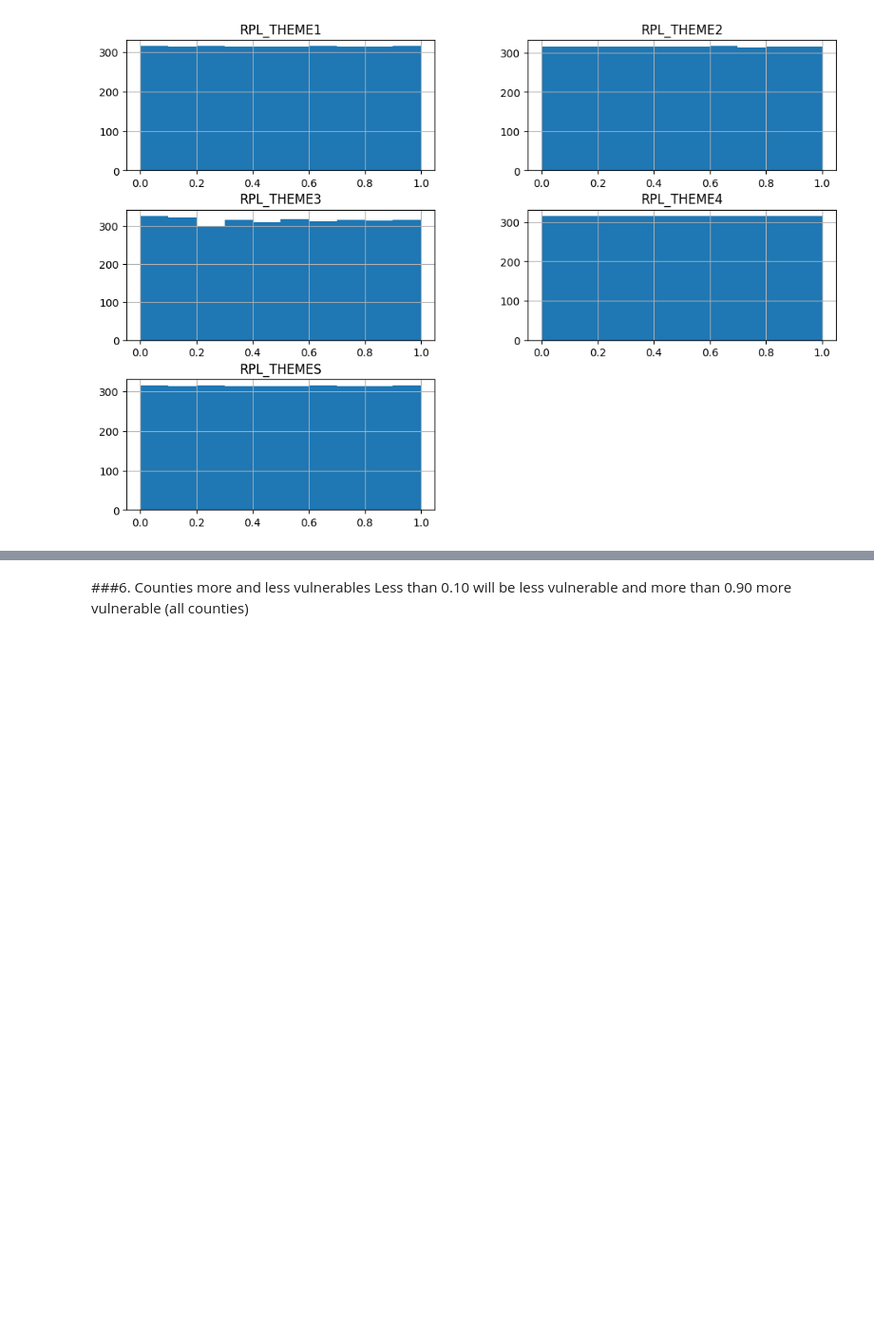
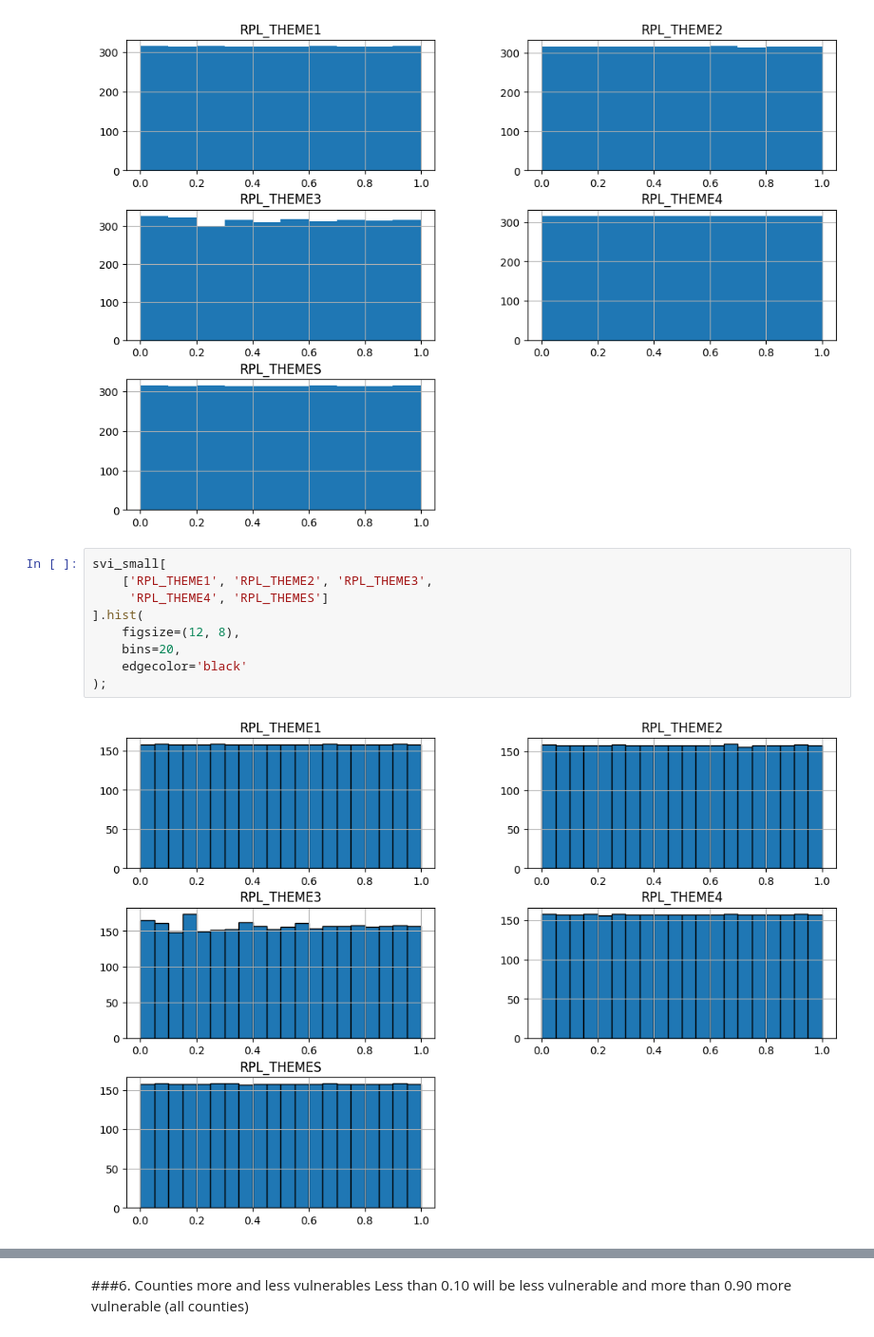
Before and after one commit to shirleyrutgers/DataManPy, a Jupyter notebook: ps1dataman.ipynb, the cells around one changed output, grey strips where cells are left out. Shown at 95% size. Saved outputs shown, nothing was run; the diff lists cells and outputs as text; blank space fills up the shorter version.

```diff
--- a/ps1dataman.ipynb
+++ b/ps1dataman.ipynb
@@ -729,3 +749,14 @@ svi_small[
 ].hist(figsize=(12, 8));
 # %% [output]
 [figure]
+# %%
+svi_small[
+    ['RPL_THEME1', 'RPL_THEME2', 'RPL_THEME3',
+     'RPL_THEME4', 'RPL_THEMES']
+].hist(
+    figsize=(12, 8),
+    bins=20,
+    edgecolor='black'
+);
+# %% [output]
+[figure, added]
```
Also changed, not shown: parts of 21 cells of this notebook.
